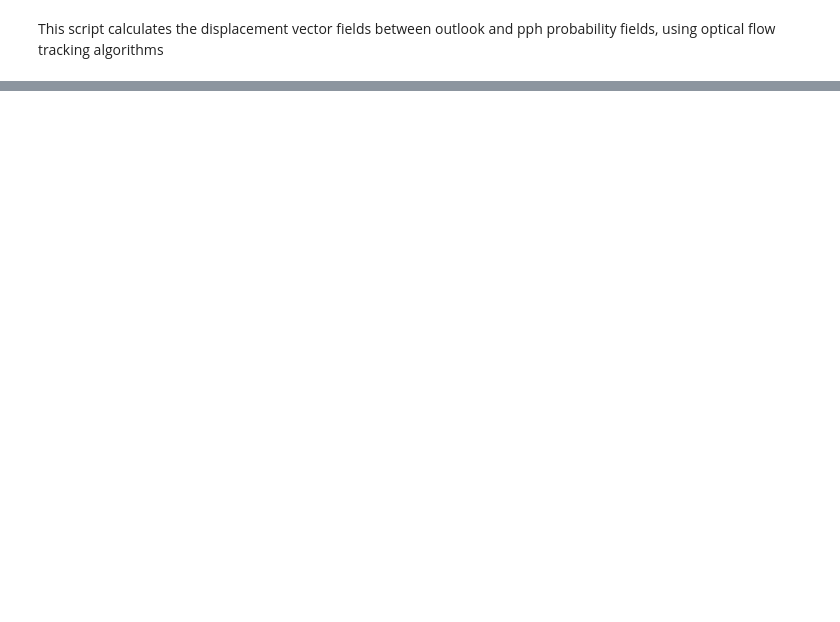
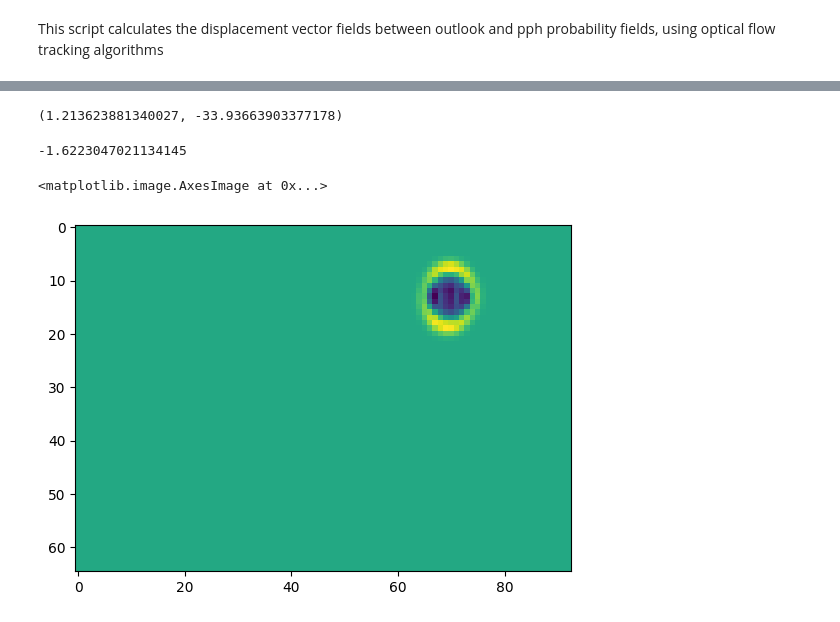
Before and after one commit to milesepstein13/severe-thunderstorm-analysis, a Jupyter notebook: track_displacement.ipynb, the cells around one changed output, grey strips where cells are left out. Cells and saved outputs as stored; diff of their text form; code cells hidden in the pictures; blank space fills up the shorter version.

Commit message:
added preliminary total and divergence of flow field

```diff
--- a/track_displacement.ipynb
+++ b/track_displacement.ipynb
@@ -12,7 +13,7 @@ This script calculates the displacement vector fields between outlook and pph pr
 pph = xr.open_dataset('data/pph/labelled_pph.nc')
 outlooks = xr.open_dataset('data/outlooks/grid_outlooks.nc')
 # %%
-test_date = '201405210000'
+test_date = '200510240000'
 pph_array = pph.sel(time = test_date)['p_perfect_max'].data/100*255 # normalize to 8-bit image scale
 outlook_array = outlooks.sel(time = test_date, outlook = 'Day 1')['prob'].data*255 # normalize to 8-bit image scale
 # %%
@@ -48,0 +50,20 @@ for i in range(lons.shape[0]):
+# %%
+# weighted mean shift
+x_shift = np.average(flow[:, :, 0], weights = outlook_array)
+y_shift = np.average(flow[:, :, 1], weights = outlook_array)
+x_shift*80, y_shift * 80
+# %% [output]
+(1.213623881340027, -33.93663903377178)
+# %%
+# weighted mean divergence, range should be approximately (-1, 1)
+# try basic method with np.gradient. Will then use metpy gradient but need flow vectors to have proper units first
+div = np.gradient(flow[:, :, 0])[1] + np.gradient(flow[:, :, 1])[0]
+total_div = np.average(div, weights = outlook_array)
+total_div
+# %% [output]
+-1.6223047021134145
+# %%
+plt.imshow(div)
+# %% [output]
+<matplotlib.image.AxesImage at 0x...>
+[figure, added]
```
Also changed, not shown: parts of 2 cells of this notebook, 1 other file.
